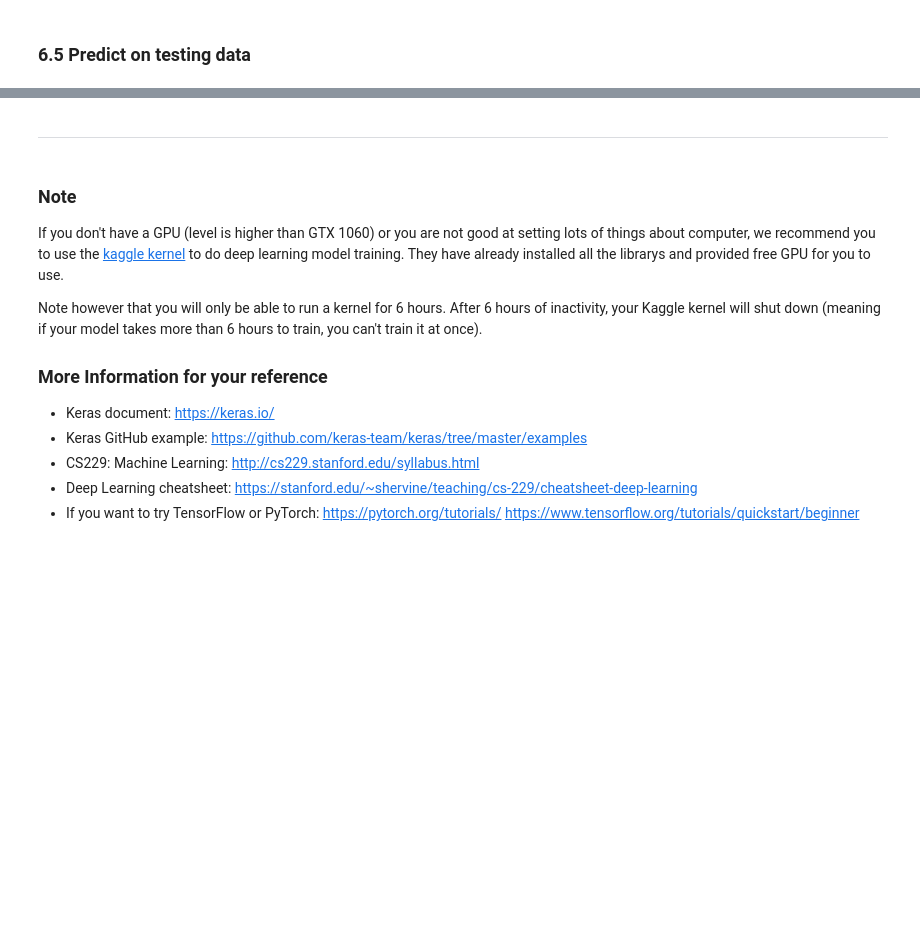
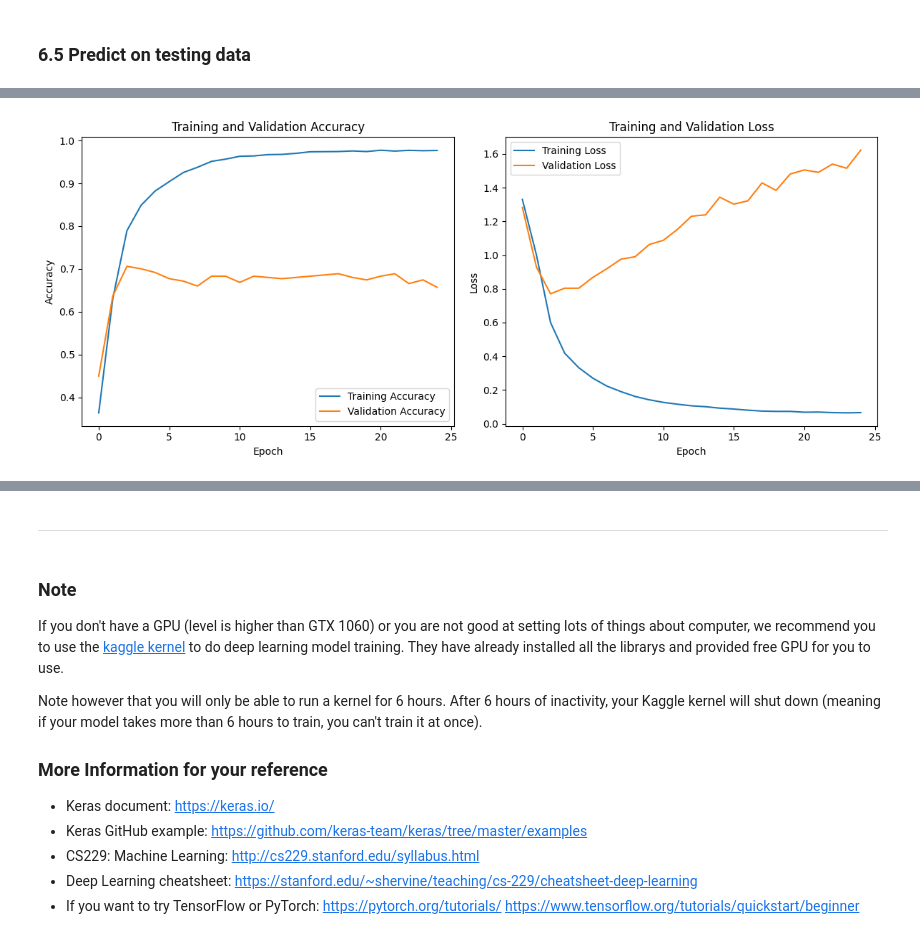
Before and after one commit to Haoze0102/DM2023-Lab2-Master, a Jupyter notebook: DM2023-Lab2-Master.ipynb, the cells around one changed output, grey strips where cells are left out. Saved outputs shown, nothing was run; the diff lists cells and outputs as text; code cells hidden in the pictures; blank space fills up the shorter version.

```diff
--- a/DM2023-Lab2-Master.ipynb
+++ b/DM2023-Lab2-Master.ipynb
@@ -838,0 +849,35 @@ Plot the Training and Validation Accuracy and Loss (different plots), just like
+# %%
+# Answer here
+import matplotlib.pyplot as plt
+
+# Extract training and validation data
+train_accuracy = training_log['accuracy']
+val_accuracy = training_log['val_accuracy']
+train_loss = training_log['loss']
+val_loss = training_log['val_loss']
+
+# Create subplots for accuracy and loss
+plt.figure(figsize=(12, 5))
+
+# Plot training and validation accuracy
+plt.subplot(1, 2, 1)
+plt.plot(train_accuracy, label='Training Accuracy')
+plt.plot(val_accuracy, label='Validation Accuracy')
+plt.title('Training and Validation Accuracy')
+plt.xlabel('Epoch')
+plt.ylabel('Accuracy')
+plt.legend()
+
+# Plot training and validation loss
+plt.subplot(1, 2, 2)
+plt.plot(train_loss, label='Training Loss')
+plt.plot(val_loss, label='Validation Loss')
+plt.title('Training and Validation Loss')
+plt.xlabel('Epoch')
+plt.ylabel('Loss')
+plt.legend()
+
+plt.tight_layout()
+plt.show()
+# %% [output]
+[figure, added]
```
Also changed, not shown: parts of 34 cells of this notebook, 1 other file.
